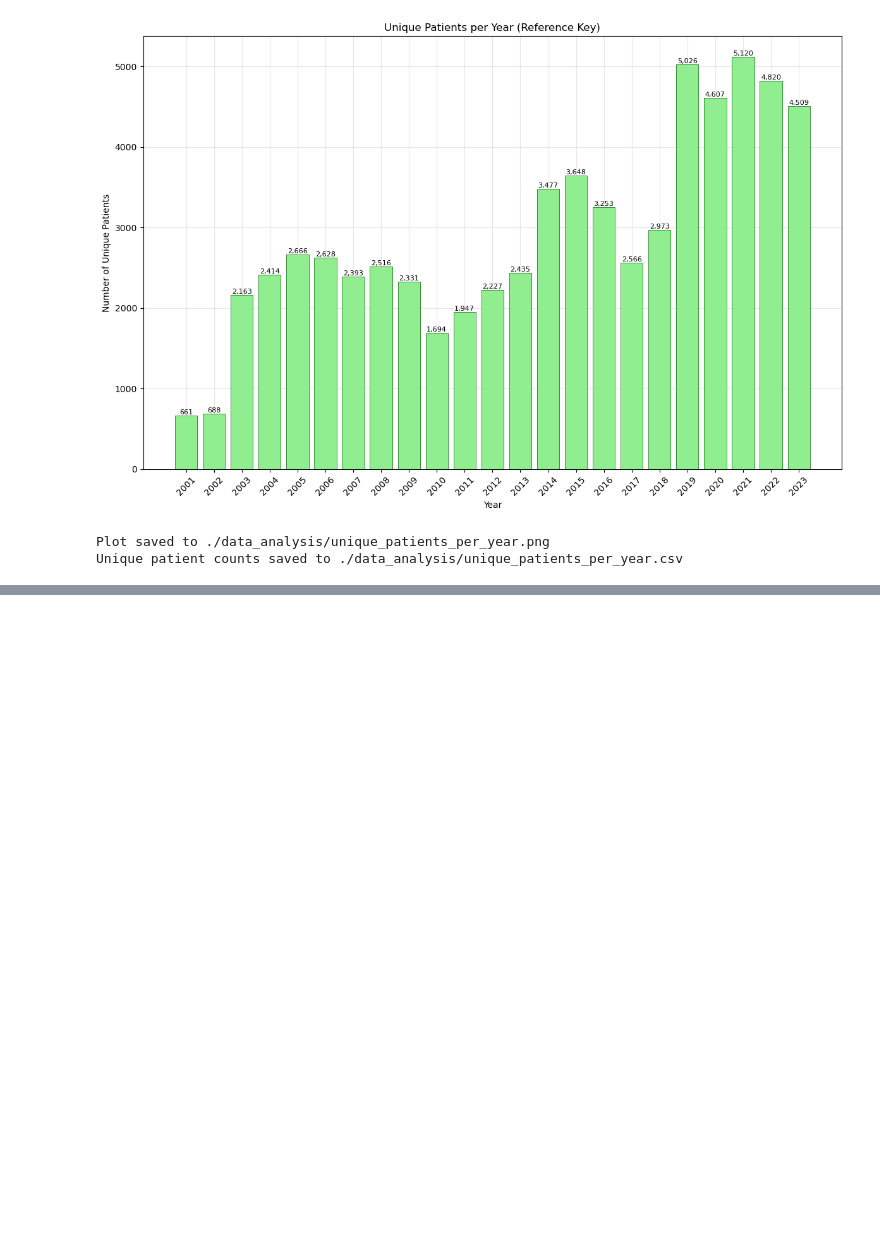
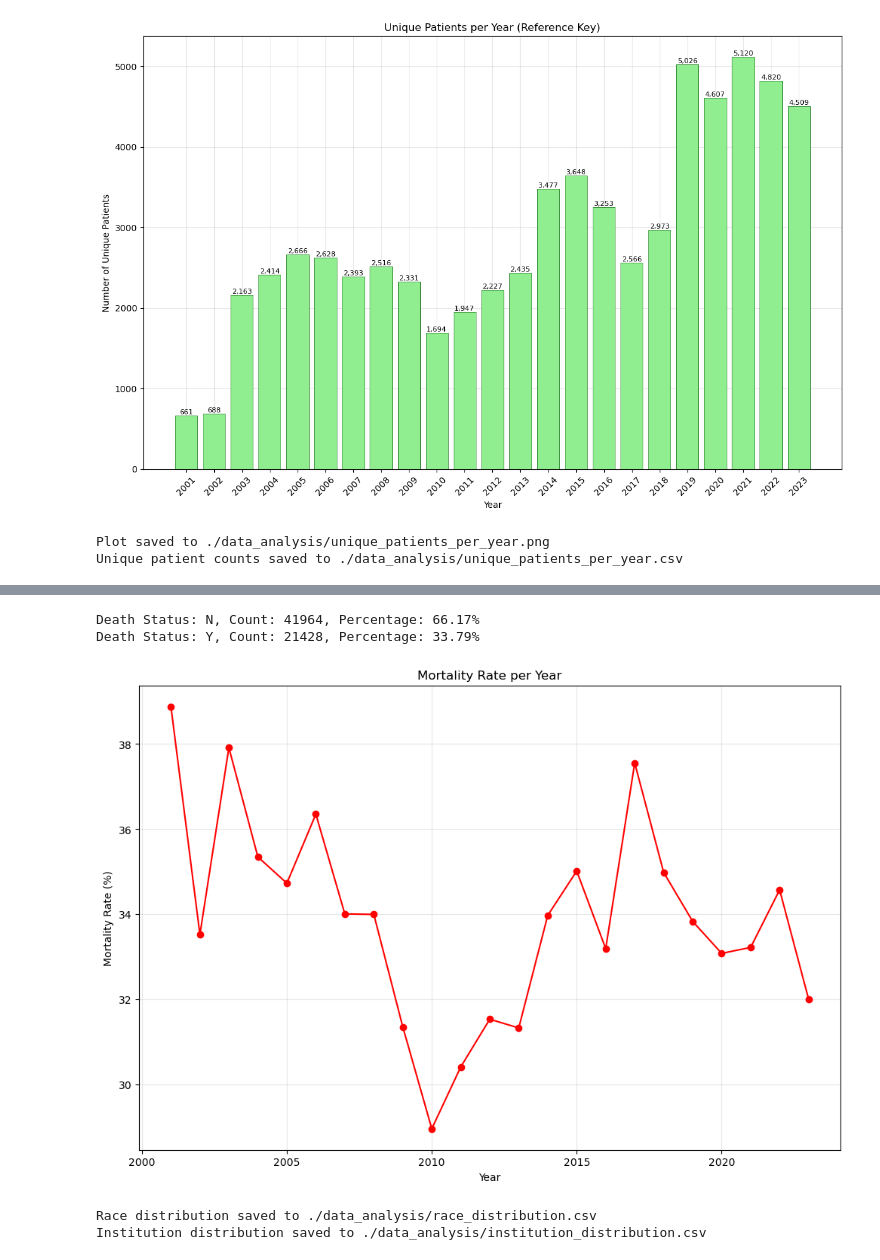
Before and after one commit to Tptpvy/BIOF4001, a Jupyter notebook: data_analysis.ipynb, the cells around one changed output, grey strips where cells are left out. Drawn from its saved outputs; the diff is of its cells as text; code cells hidden in the pictures; blank space fills up the shorter version.

```diff
--- a/data_analysis.ipynb
+++ b/data_analysis.ipynb
@@ -47,0 +160,29 @@ def patient_count(master_file): # analyze unique patients per year (Reference Ke
+# %%
+def analyze_mortality(): # analyze mortality rate
+    df = load_demographic_data()
+    df = filter_unique_patients(df)
+
+    death_counts = df['Episode Death (Y/N)'].value_counts()
+    total_counts = len(df)
+    for status, count in death_counts.items(): # display overall death percentage
+        print(f"Death Status: {status}, Count: {count}, Percentage: {count / total_counts * 100:.2f}%")
+
+    grouped_df = df.groupby('Year')['Episode Death (Y/N)'].value_counts().unstack(fill_value=0)
+    death_counts = grouped_df.get('Y', pd.Series(0, index=grouped_df.index))
+    total_counts = grouped_df.sum(axis=1)
+    mortality_rate = (death_counts / total_counts * 100).fillna(0)
+
+    plt.figure(figsize=(12, 8)) # plot mortality rate trend
+    years = grouped_df.index
+    plt.plot(years, mortality_rate, marker='o', color='red', label='Mortality Rate (%)', zorder=2)
+    plt.xlabel('Year')
+    plt.ylabel('Mortality Rate (%)')
+    plt.title('Mortality Rate per Year')
+    plt.grid(True, alpha=0.3, zorder=1)
+    plt.savefig(os.path.join(ANALYSIS_PATH, 'mortality_rate_trend.png'), dpi=150, bbox_inches='tight')
+    plt.show()
+
+    output_file = os.path.join(ANALYSIS_PATH, 'mortality_rate.csv')
+    mortality_rate_df = pd.DataFrame({'Year': mortality_rate.index, 'Mortality_Rate_Pct': mortality_rate.values})
+    mortality_rate_df.to_csv(output_file, index=False) # save csv
+    print(f"Mortality rate data saved to {output_file}")
@@ -53,0 +249,14 @@ Unique patient counts saved to ./data_analysis/unique_patients_per_year.csv
+# %%
+analyze_mortality()
+# %% [output]
+Death Status: N, Count: 41964, Percentage: 66.17%
+Death Status: Y, Count: 21428, Percentage: 33.79%
+[figure, added]
+# %%
+analyze_death_cause()
+analyze_dxpx()
+analyze_race()
+analyze_institution()
+# %% [output]
+Race distribution saved to ./data_analysis/race_distribution.csv
+Institution distribution saved to ./data_analysis/institution_distribution.csv
```
Also changed, not shown: parts of 13 cells of this notebook, 22 other files.
